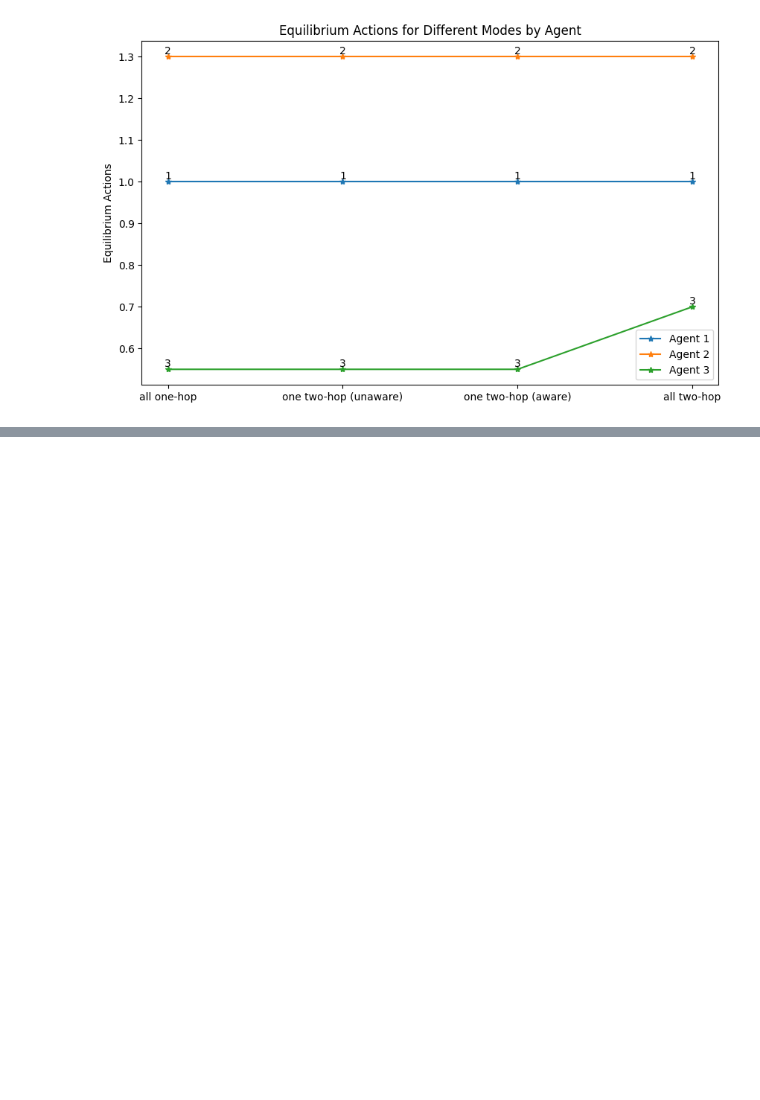
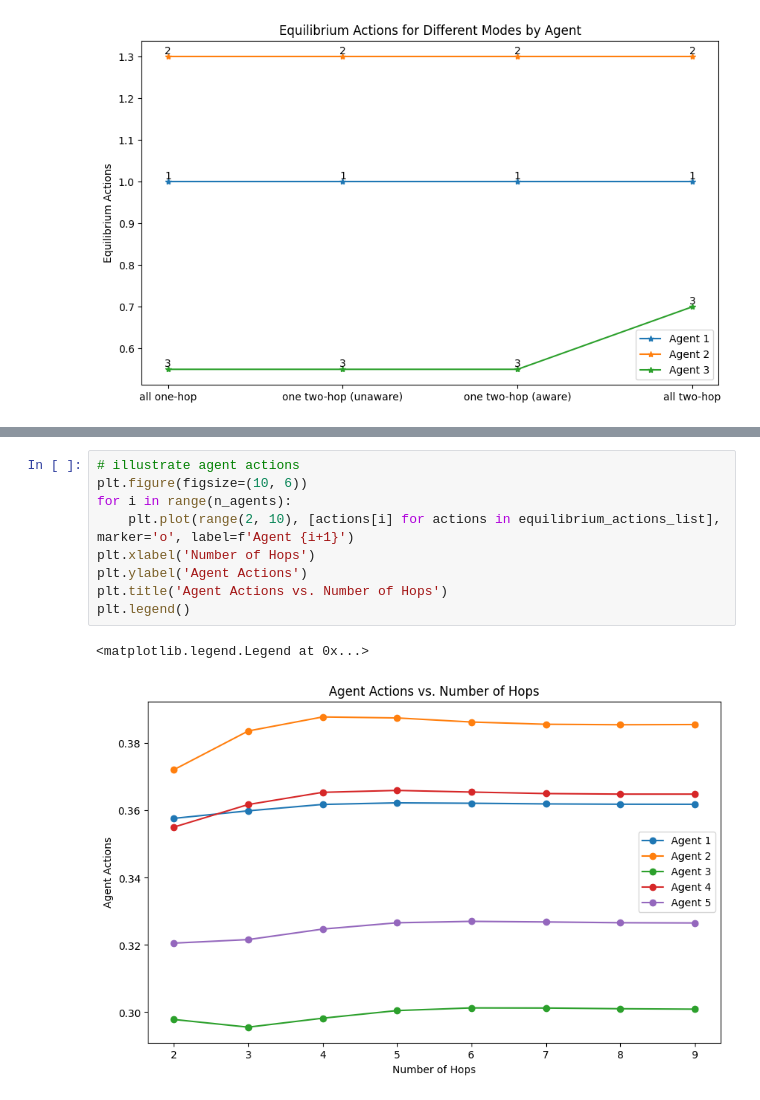
Before and after one commit to RamanEbrahimi/Research, a Jupyter notebook: K-level Network/k-hop - GameSec/k-hop-example_2.ipynb, the cells around one changed output, grey strips where cells are left out. Cells and saved outputs as stored; diff of their text form; blank space fills up the shorter version.

```diff
--- a/K-level Network/k-hop - GameSec/k-hop-example_2.ipynb
+++ b/K-level Network/k-hop - GameSec/k-hop-example_2.ipynb
@@ -338,0 +553,12 @@ Converged in 4 iterations.
+# %%
+# illustrate agent actions
+plt.figure(figsize=(10, 6))
+for i in range(n_agents):
+    plt.plot(range(2, 10), [actions[i] for actions in equilibrium_actions_list], marker='o', label=f'Agent {i+1}')
+plt.xlabel('Number of Hops')
+plt.ylabel('Agent Actions')
+plt.title('Agent Actions vs. Number of Hops')
+plt.legend()
+# %% [output]
+<matplotlib.legend.Legend at 0x...>
+[figure, added]
```
Also changed, not shown: parts of 5 cells of this notebook, 5 other files.
